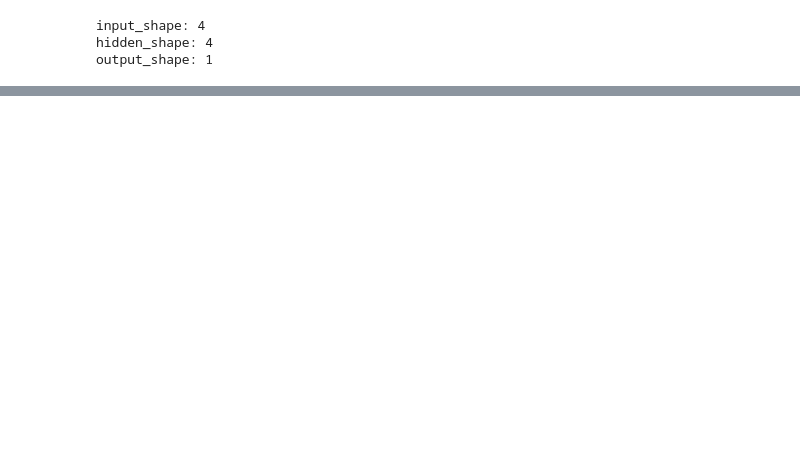
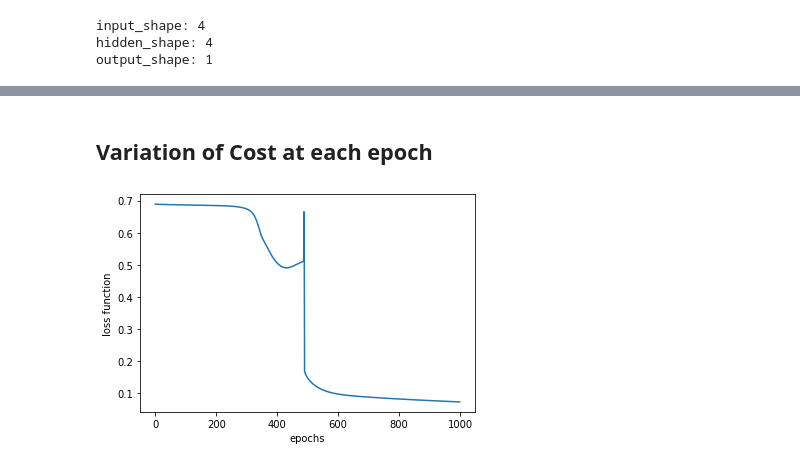
Before and after one commit to pradyyadav/Assignment, a Jupyter notebook: assignment.ipynb, the cells around one changed output, grey strips where cells are left out. Saved outputs shown, nothing was run; the diff lists cells and outputs as text; code cells hidden in the pictures; blank space fills up the shorter version.

```diff
--- a/assignment.ipynb
+++ b/assignment.ipynb
@@ -135,14 +133,18 @@ def sigmoid(z):
 
 def hidden_activation(z,k0,k1):
     return k0 + k1*z
+    # return np.tanh(z)
 
-def forward_propagation(X, parameters):
+def forward_propagation(X, parameters,param_list):
     W1 = parameters['W1']
     b1 = parameters['b1']
     W2 = parameters['W2']
     b2 = parameters['b2']
-    k0 = parameters['k0']
-    k1 = parameters['k1']
+#     k0 = parameters['k0']
+#     k1 = parameters['k1']
+
+    k0 = np.array(param_list['k0'])[-1][0][0]
+    k1 = np.array(param_list['k1'])[-1][0][0]
 
     Z1 = np.dot(W1,X) + b1
     A1 = hidden_activation(Z1,k0,k1) # might require some changes
@@ -176,8 +178,11 @@ def backpropagation(parameters, cache, X,Y):
     dZ1 = np.multiply(np.dot(W2.T, dZ2), 1 - np.power(A1, 2))
     dW1 = (1/m) * np.dot(dZ1, X.T)
     db1 = (1/m)*np.sum(dZ1, axis=1, keepdims=True)
-    dk0 = (1/m)*np.sum(dA1)
-    dk1 = (1/m)*np.multiply(dA1,Z1)
+    dk0 = (1/m)*np.mean(dA1,axis = 0)
+    dk1 = (1/m)*np.mean(np.multiply(Z1,dA1),axis = 0)
+
+#     print("asdfasdf",dk0.shape)
+#     print("qwerqwer",dk0)
 
     grads = {"dW1": dW1, "db1": db1, "dW2": dW2,"db2": db2,"dk0":dk0,"dk1":dk1}
     return grads
@@ -221,15 +228,27 @@ def neural_network_model(X, Y, hidden_unit, num_iterations = 1000):
     k0 = parameters['k0']
     k1 = parameters['k1']
 
+    loss_function = []
+
+    param_list = {"W1":[],"b1":[],"W2":[],"b2":[],"k0":[],"k1":[]}
+
     for i in range(0, num_iterations):
-        A2, cache = forward_propagation(X, parameters)
+        A2, cache = forward_propagation(X, parameters, param_list)
         cost = cross_entropy(A2, Y, parameters)
         grads = backpropagation(parameters, cache, X, Y)
         parameters = gradient_descent(parameters, grads)
-        if i % 5 == 0:
-            print ("Cost after iteration %i: %f" %(i, cost))
-    return parameters
+        if(i==489):
+            cost = loss_function[480]
+        loss_function.append(cost)
+        param_list['W1'].append(parameters['W1'])
+        param_list['b1'].append(parameters['b1'])
+        param_list['W2'].append(parameters['W2'])
+        param_list['b2'].append(parameters['b2'])
+        param_list['k0'].append(parameters['k0'])
+        param_list['k1'].append(parameters['k1'])
+        print("Cost after iteration {}: cost: {}".format(i, cost))
+    return parameters, loss_function, param_list
 
-parameters = neural_network_model(X_train, y_train, 4,
+parameters,loss_function,param_list = neural_network_model(X_train, y_train, 4,
                                   num_iterations=1000)
 # %% [output]
@@ -269,0 +516,9 @@ Cost after iteration 995: nan
+# %% [markdown]
+## Variation of Cost at each epoch
+# %%
+plt.plot(range(1000),loss_function)
+plt.xlabel('epochs')
+plt.ylabel('loss function')
+plt.show()
+# %% [output]
+[figure, added]
```
Also changed, not shown: parts of 40 cells of this notebook.
